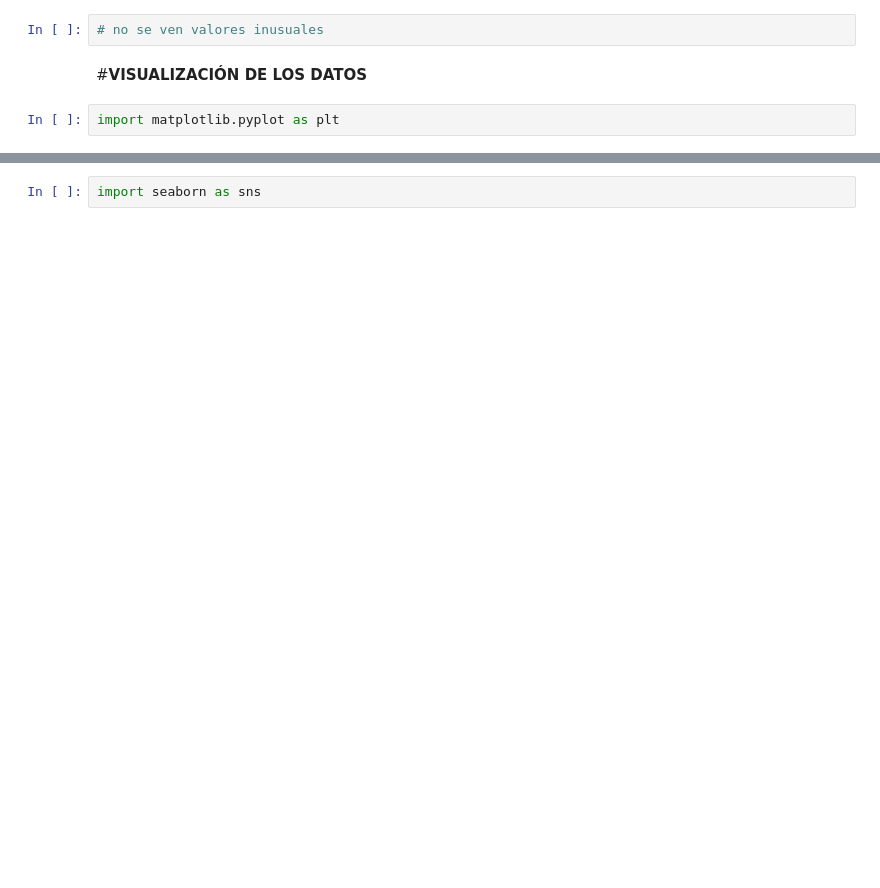
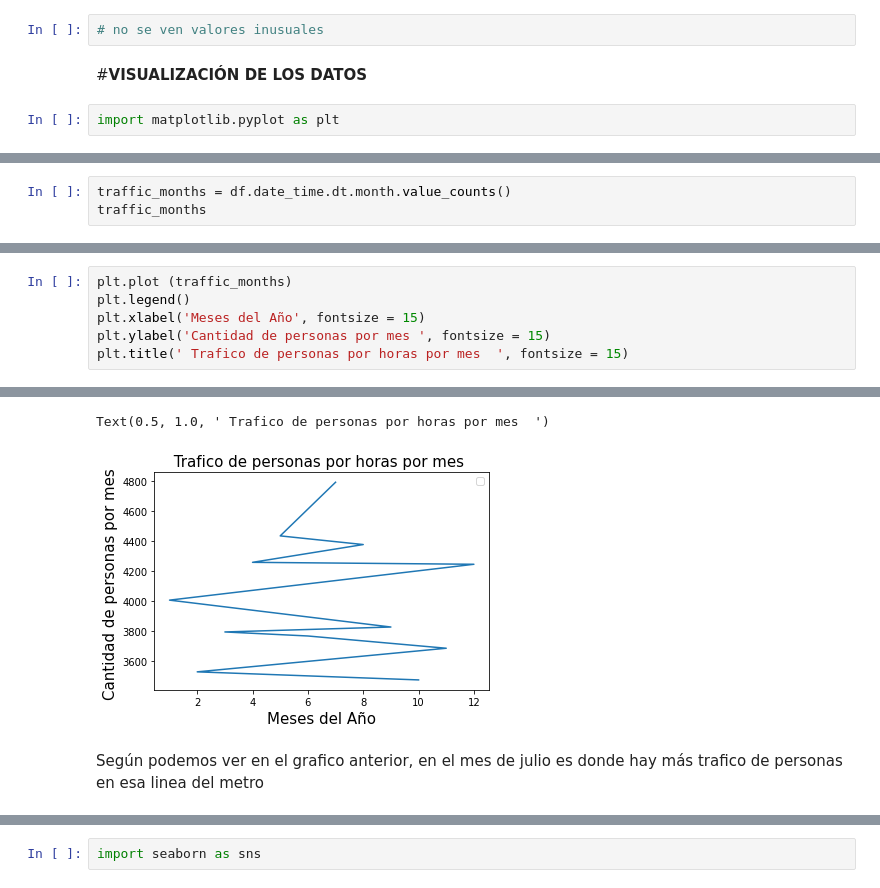
Before and after one commit to ElianaMontoya21/project-predictions, a Jupyter notebook: Metro_Interstate_Traffic_Volume_.ipynb, the cells around one changed output, grey strips where cells are left out. Saved outputs shown, nothing was run; the diff lists cells and outputs as text; blank space fills up the shorter version.

```diff
--- a/Metro_Interstate_Traffic_Volume_.ipynb
+++ b/Metro_Interstate_Traffic_Volume_.ipynb
@@ -173,0 +268,3 @@ Text(0.5, 0, 'cantidad de personas por día de personas en el metro ')
+# %%
+traffic_months = df.date_time.dt.month.value_counts()
+traffic_months
@@ -173,0 +285,7 @@ Text(0.5, 0, 'cantidad de personas por día de personas en el metro ')
+# %%
+plt.plot (traffic_months)
+plt.legend()
+plt.xlabel('Meses del Año', fontsize = 15)
+plt.ylabel('Cantidad de personas por mes ', fontsize = 15)
+plt.title(' Trafico de personas por horas por mes  ', fontsize = 15)
+# %% [output]
@@ -173,0 +293,4 @@ Text(0.5, 0, 'cantidad de personas por día de personas en el metro ')
+Text(0.5, 1.0, ' Trafico de personas por horas por mes  ')
+[figure, added]
+# %% [markdown]
+Según podemos ver en el grafico anterior, en el mes de julio es donde hay más trafico de personas en esa linea del metro
```
Also changed, not shown: parts of 64 cells of this notebook.
